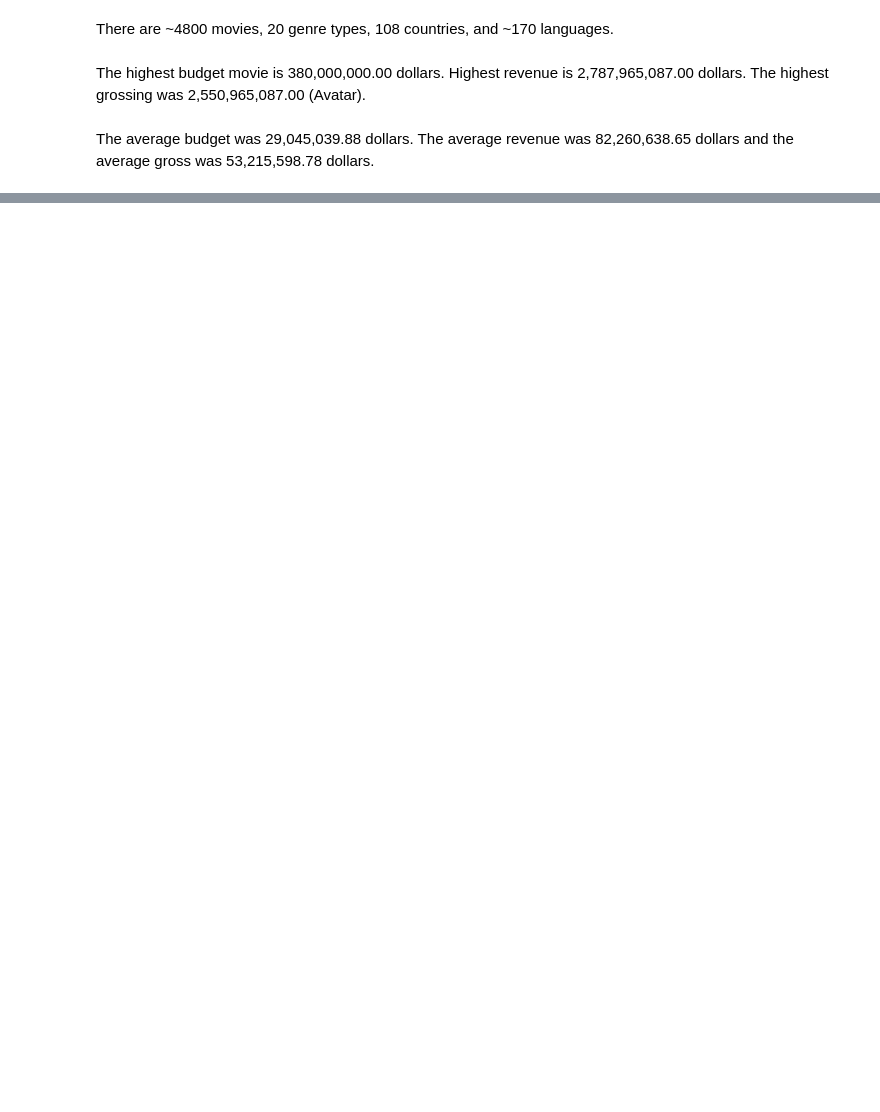
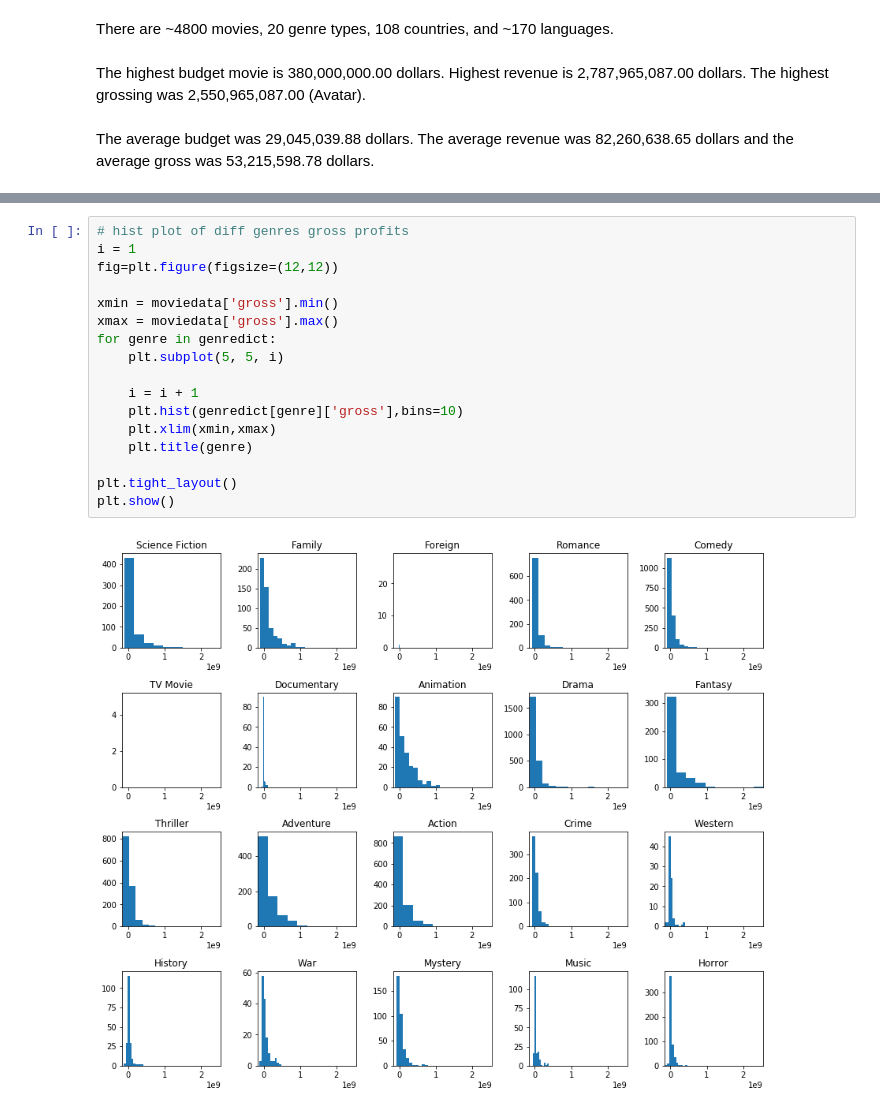
Before and after one commit to kimrharper/thinkful, a Jupyter notebook: PrepCourse/PrepCourse-4-2-Capstone.ipynb, the cells around one changed output, grey strips where cells are left out. Saved outputs shown, nothing was run; the diff lists cells and outputs as text; blank space fills up the shorter version.

```diff
--- a/PrepCourse/PrepCourse-4-2-Capstone.ipynb
+++ b/PrepCourse/PrepCourse-4-2-Capstone.ipynb
@@ -82,0 +103,19 @@ intcolumns = ['budget','popularity','revenue','runtime','vote_average','gross']
+# %%
+# hist plot of diff genres gross profits
+i = 1
+fig=plt.figure(figsize=(12,12))
+
+xmin = moviedata['gross'].min()
+xmax = moviedata['gross'].max()
+for genre in genredict:
+    plt.subplot(5, 5, i)
+
+    i = i + 1
+    plt.hist(genredict[genre]['gross'],bins=10)
+    plt.xlim(xmin,xmax)
+    plt.title(genre)
+
+plt.tight_layout()
+plt.show()
+# %% [output]
+[figure, added]
```
Also changed, not shown: parts of 12 cells of this notebook.
